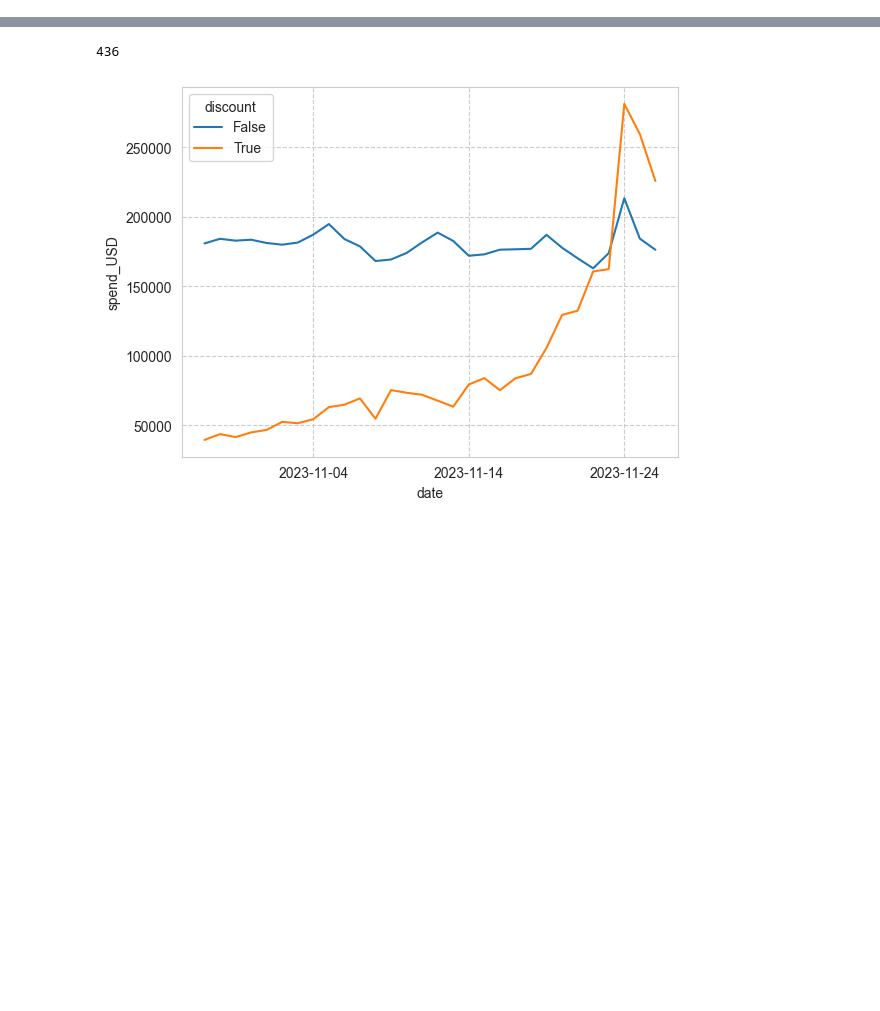
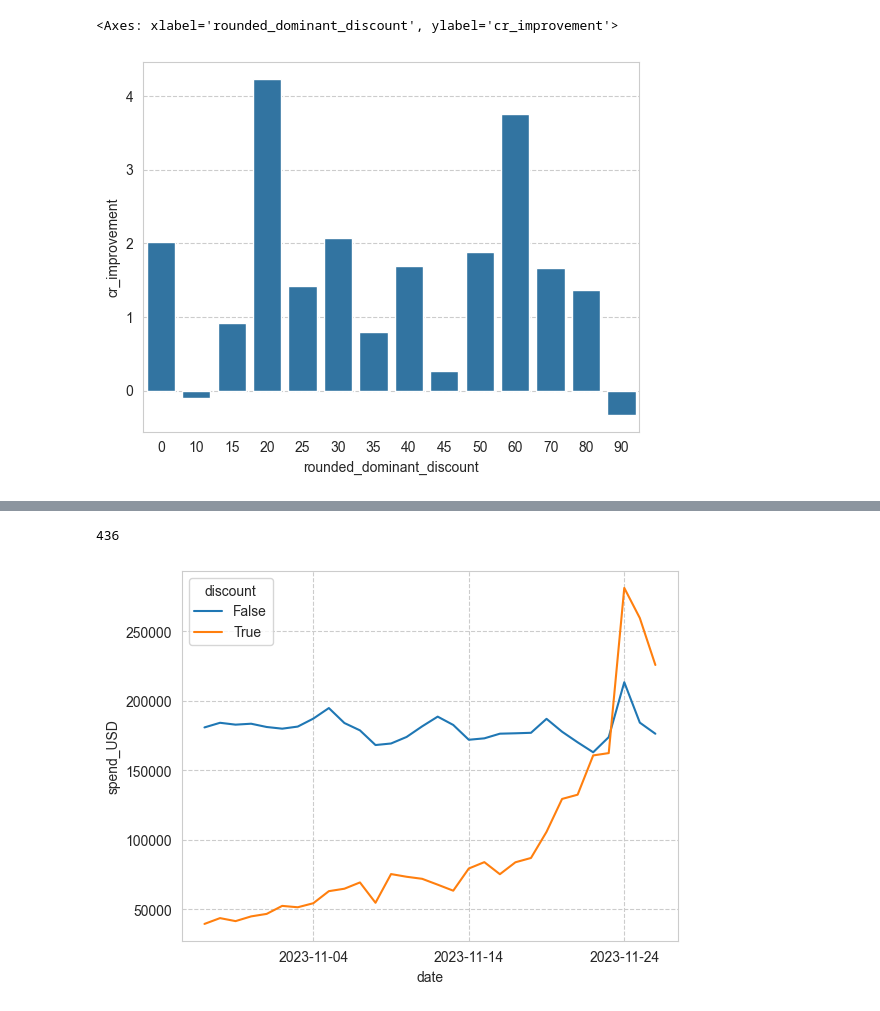
Before and after one commit to Katja-Lebesgue/premium_dashboard, a Jupyter notebook: play/black_friday_discounts.ipynb, the cells around one changed output, grey strips where cells are left out. Cells and saved outputs as stored; diff of their text form; code cells hidden in the pictures; blank space fills up the shorter version.

```diff
--- a/play/black_friday_discounts.ipynb
+++ b/play/black_friday_discounts.ipynb
@@ -38,0 +205,20 @@ performance_columns
+# %%
+grouped_by_shop_day_bf = grouped_by_shop_day[grouped_by_shop_day.day == 'bf']
+# %%
+cr_dict = {}
+for shop_id in tqdm(grouped_by_shop_day.shop_id.unique().tolist()):
+    october_cr = get_cr_in_period(db=db, shop_id=shop_id, start_date="2023-10-01", end_date="2023-10-31")
+    bfcm_cr = get_cr_in_period(db=db, shop_id=shop_id, start_date=bf_str, end_date=cm_str)
+    cr_dict[shop_id] = {'october_cr': october_cr, 'bfcm_cr': bfcm_cr}
+# %%
+cr_df = pd.DataFrame(cr_dict).transpose().reset_index().rename(columns={'index': 'shop_id'})
+cr_df = cr_df[(cr_df.october_cr.notna())&(cr_df.bfcm_cr.notna())&(cr_df.october_cr > 0)]
+full_df = grouped_by_shop_day_bf.merge(cr_df, on=['shop_id'])
+full_df['cr_improvement'] = full_df.apply(lambda s: (s.bfcm_cr - s.october_cr)/s.october_cr, axis=1)
+# %%
+full_df['rounded_dominant_discount'] = full_df.dominant_discount.apply(lambda x: round(x/5)*5)
+# %%
+sns.barplot(data=full_df, x='rounded_dominant_discount', y='cr_improvement', errorbar=None)
+# %% [output]
+<Axes: xlabel='rounded_dominant_discount', ylabel='cr_improvement'>
+[figure, added]
```
Also changed, not shown: parts of 36 cells of this notebook, 11 other files.
